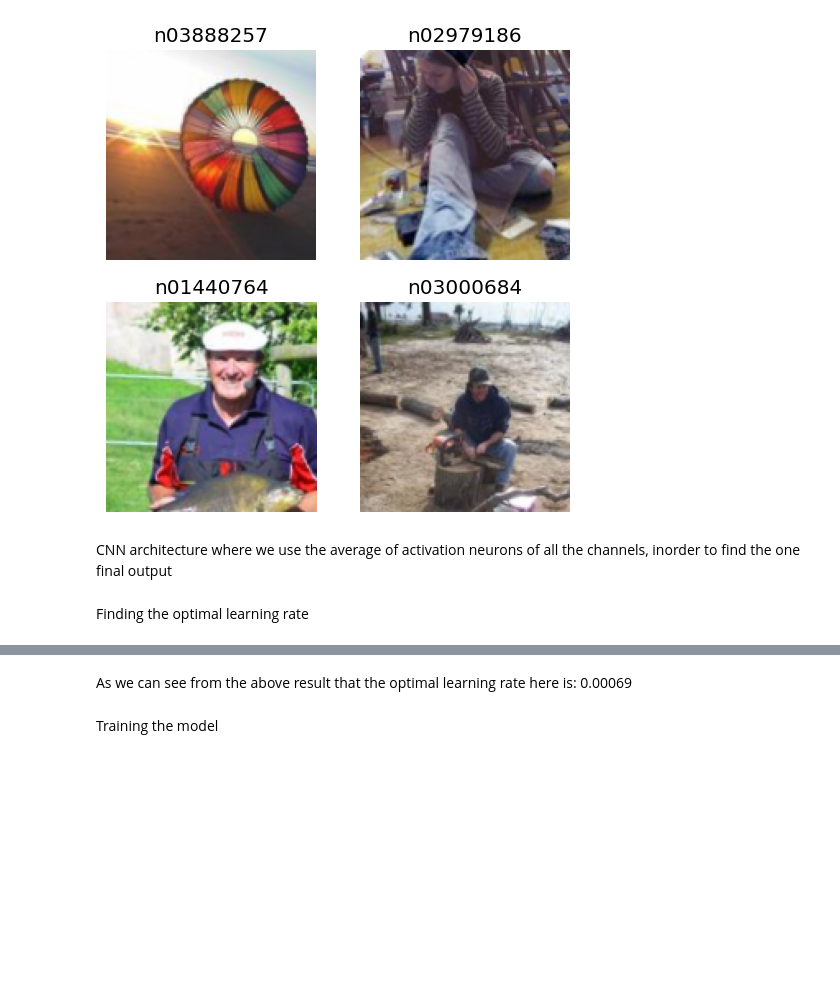
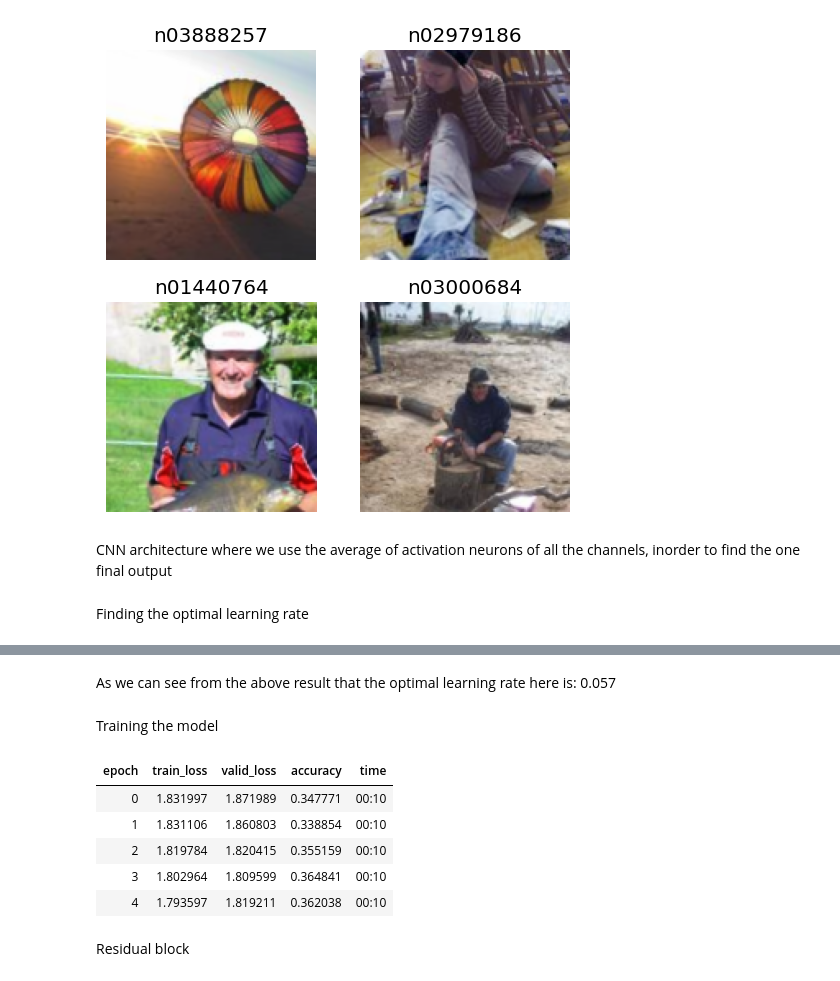
Before and after one commit to AsokTamang/Resnet, a Jupyter notebook: res-net.ipynb, the cells around one changed output, grey strips where cells are left out. Drawn from its saved outputs; the diff is of its cells as text; code cells hidden in the pictures; blank space fills up the shorter version.

```diff
--- a/res-net.ipynb
+++ b/res-net.ipynb
@@ -52,4 +52,15 @@ SuggestedLRs(valley=0.0006918309954926372)
 # %% [markdown]
-As we can see from the above result that the optimal learning rate here is: 0.00069
+As we can see from the above result that the optimal learning rate here is: 0.057
 # %% [markdown]
 Training the model
+# %%
+learn.fit_one_cycle(5, 0.0398)
+# %% [output]
+| epoch | train_loss | valid_loss | accuracy | time |
+| 0 | 1.831997 | 1.871989 | 0.347771 | 00:10 |
+| 1 | 1.831106 | 1.860803 | 0.338854 | 00:10 |
+| 2 | 1.819784 | 1.820415 | 0.355159 | 00:10 |
+| 3 | 1.802964 | 1.809599 | 0.364841 | 00:10 |
+| 4 | 1.793597 | 1.819211 | 0.362038 | 00:10 |
+# %% [markdown]
+Residual block
```
Also changed, not shown: parts of 2 cells of this notebook.
